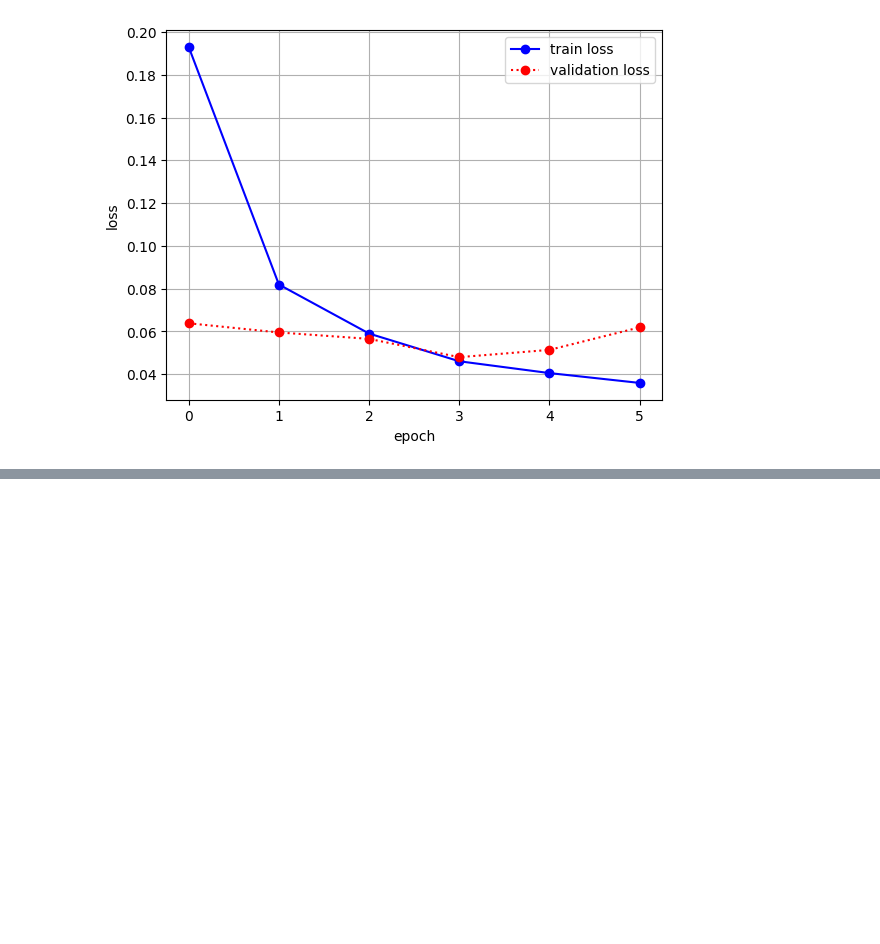
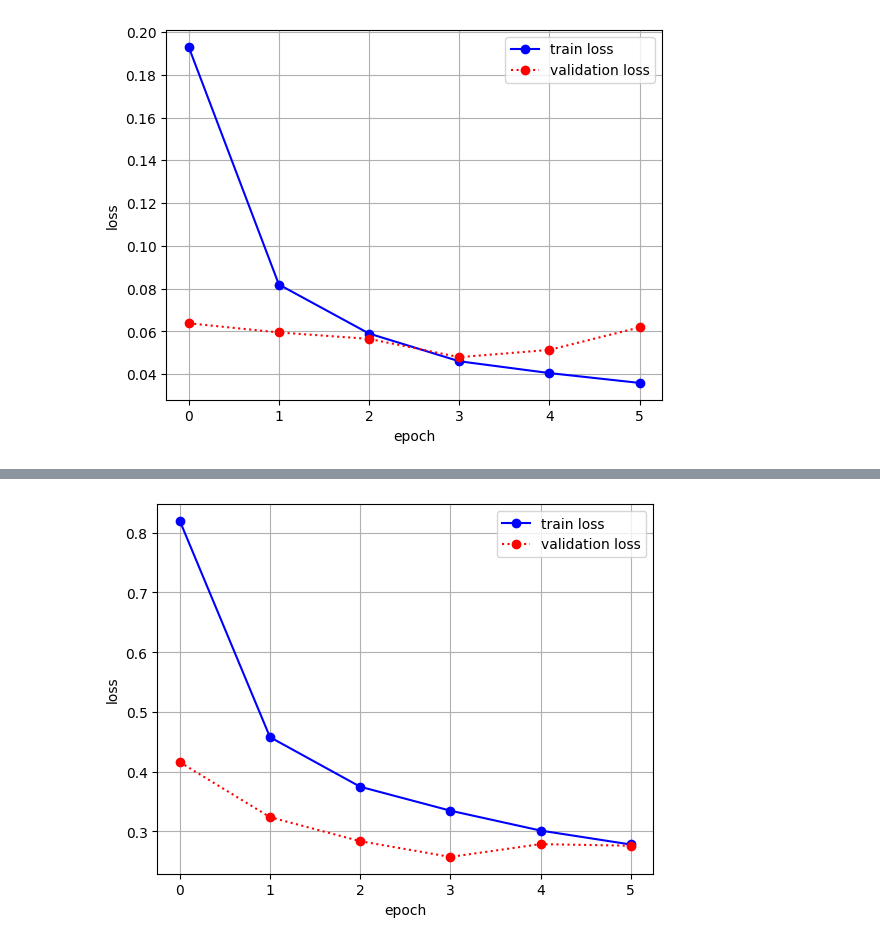
Before and after one commit to JakeOh/202505_BD50, a Jupyter notebook: lab_da/ml19_cnn_exercise.ipynb, the cells around one changed output, grey strips where cells are left out. Saved outputs shown, nothing was run; the diff lists cells and outputs as text; code cells hidden in the pictures; blank space fills up the shorter version.

```diff
--- a/lab_da/ml19_cnn_exercise.ipynb
+++ b/lab_da/ml19_cnn_exercise.ipynb
@@ -225,0 +354,16 @@ plot_train_val_loss(result)
+# %%
+cnn_2.compile(optimizer=keras.optimizers.Nadam(),
+              loss=keras.losses.sparse_categorical_crossentropy,
+              metrics=[keras.metrics.sparse_categorical_accuracy])
+# %%
+suffix = datetime.now().strftime('_%Y%m%d%H%M%S')
+file_path = f'{dir_path}cnn_2_best{suffix}.keras'
+
+early_stop = keras.callbacks.EarlyStopping(patience=2,
+                                                  restore_best_weights=True)
+checkpoint = keras.callbacks.ModelCheckpoint(filepath=file_path,
+                                                      save_best_only=True)
+
+result = cnn_2.fit(x=x_train, y=y_train, epochs=100,
+                   callbacks=[early_stop, checkpoint],
+                   validation_data=[x_val, y_val])
@@ -225,0 +383,4 @@ plot_train_val_loss(result)
+# %%
+plot_train_val_loss(result)
+# %% [output]
+[figure, added]
```
Also changed, not shown: parts of 21 cells of this notebook.
